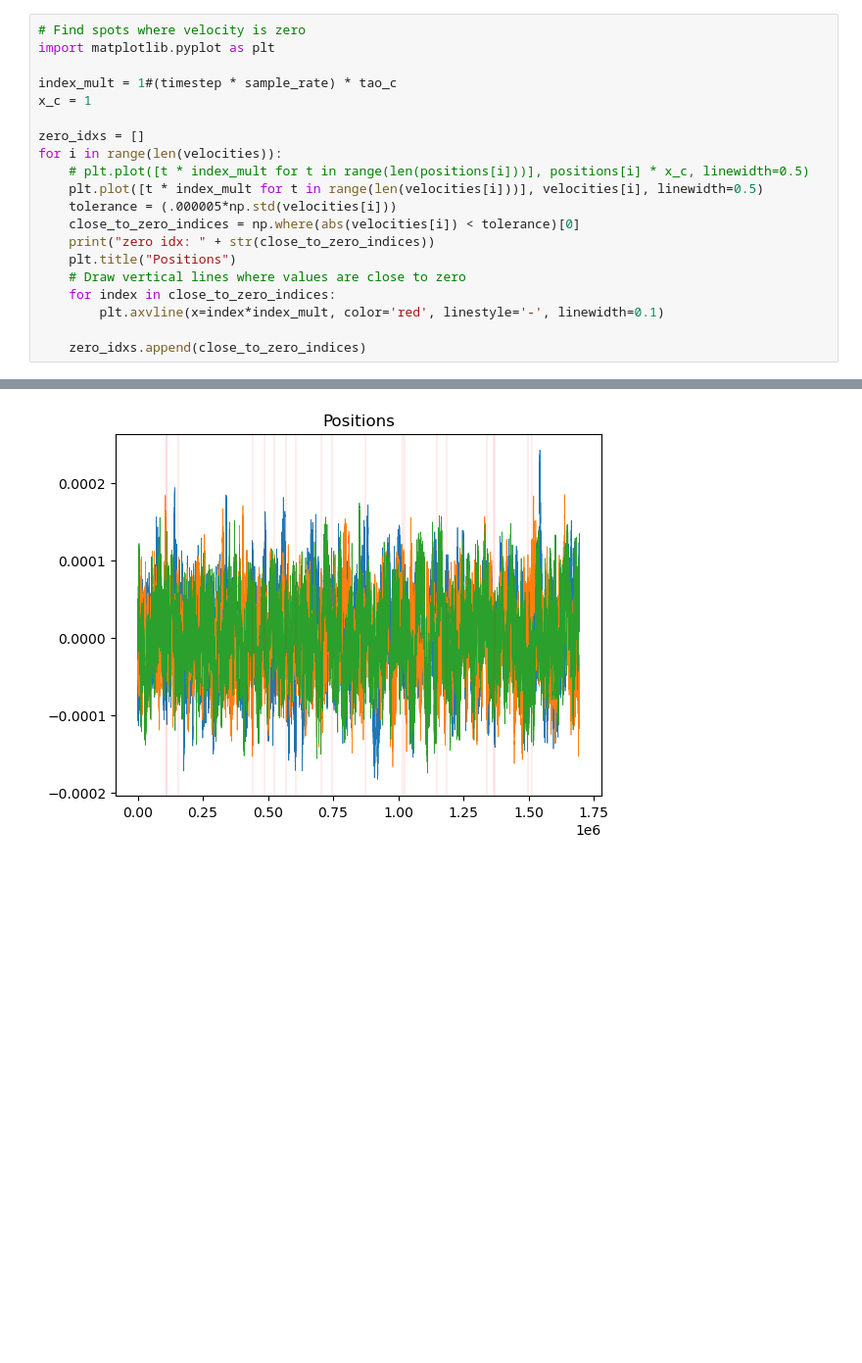
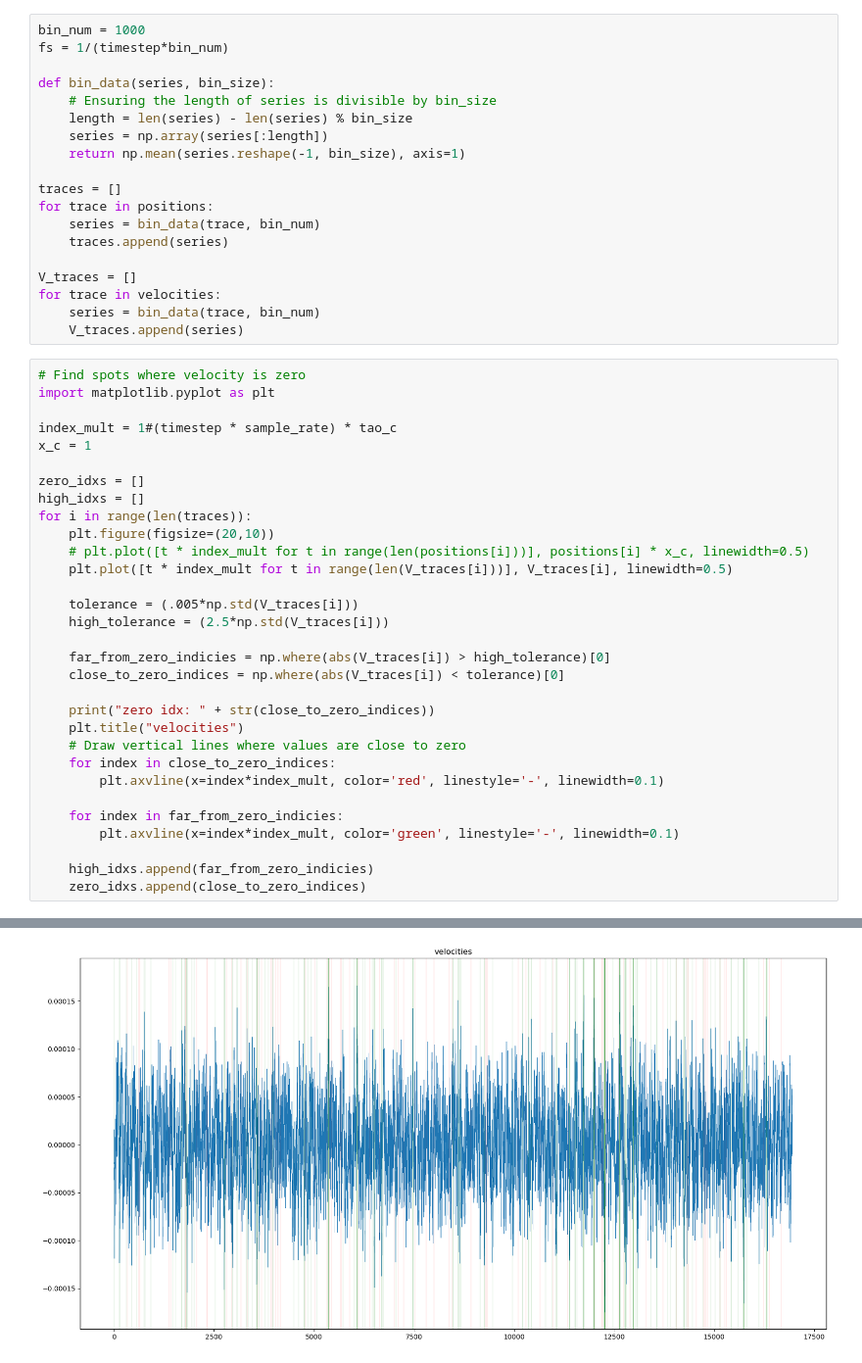
Before and after one commit to mcthumann/MarkovianEmbedding, a Jupyter notebook: SuperDiffusionSimulation.ipynb, the cells around one changed output, grey strips where cells are left out. Shown: that part at 98% size. Drawn from its saved outputs; the diff is of its cells as text; blank space fills up the shorter version.

```diff
--- a/SuperDiffusionSimulation.ipynb
+++ b/SuperDiffusionSimulation.ipynb
@@ -26,3 +30,22 @@ Velocities shape: (3, 1695599)
+# %%
+bin_num = 1000
+fs = 1/(timestep*bin_num)
+
+def bin_data(series, bin_size):
+    # Ensuring the length of series is divisible by bin_size
+    length = len(series) - len(series) % bin_size
+    series = np.array(series[:length])
+    return np.mean(series.reshape(-1, bin_size), axis=1)
+
+traces = []
+for trace in positions:
+    series = bin_data(trace, bin_num)
+    traces.append(series)
+
+V_traces = []
+for trace in velocities:
+    series = bin_data(trace, bin_num)
+    V_traces.append(series)
 # %%
 # Find spots where velocity is zero
 import matplotlib.pyplot as plt
@@ -31,16 +54,27 @@ index_mult = 1#(timestep * sample_rate) * tao_c
 x_c = 1
 
 zero_idxs = []
-for i in range(len(velocities)):
+high_idxs = []
+for i in range(len(traces)):
+    plt.figure(figsize=(20,10))
     # plt.plot([t * index_mult for t in range(len(positions[i]))], positions[i] * x_c, linewidth=0.5)
-    plt.plot([t * index_mult for t in range(len(velocities[i]))], velocities[i], linewidth=0.5)
-    tolerance = (.000005*np.std(velocities[i]))
-    close_to_zero_indices = np.where(abs(velocities[i]) < tolerance)[0]
+    plt.plot([t * index_mult for t in range(len(V_traces[i]))], V_traces[i], linewidth=0.5)
+
+    tolerance = (.005*np.std(V_traces[i]))
+    high_tolerance = (2.5*np.std(V_traces[i]))
+
+    far_from_zero_indicies = np.where(abs(V_traces[i]) > high_tolerance)[0]
+    close_to_zero_indices = np.where(abs(V_traces[i]) < tolerance)[0]
+
     print("zero idx: " + str(close_to_zero_indices))
-    plt.title("Positions")
+    plt.title("velocities")
     # Draw vertical lines where values are close to zero
     for index in close_to_zero_indices:
         plt.axvline(x=index*index_mult, color='red', linestyle='-', linewidth=0.1)
 
+    for index in far_from_zero_indicies:
+        plt.axvline(x=index*index_mult, color='green', linestyle='-', linewidth=0.1)
+
+    high_idxs.append(far_from_zero_indicies)
     zero_idxs.append(close_to_zero_indices)
 # %% [output]
@@ -50,2 +88,2 @@ zero idx: [ 441970  486311  568334  605619  706383 1186960 1371317]
-[figure, old version]
+[figure, new version]
 # %%
```
Also changed, not shown: parts of 5 cells of this notebook, 1 other file.
